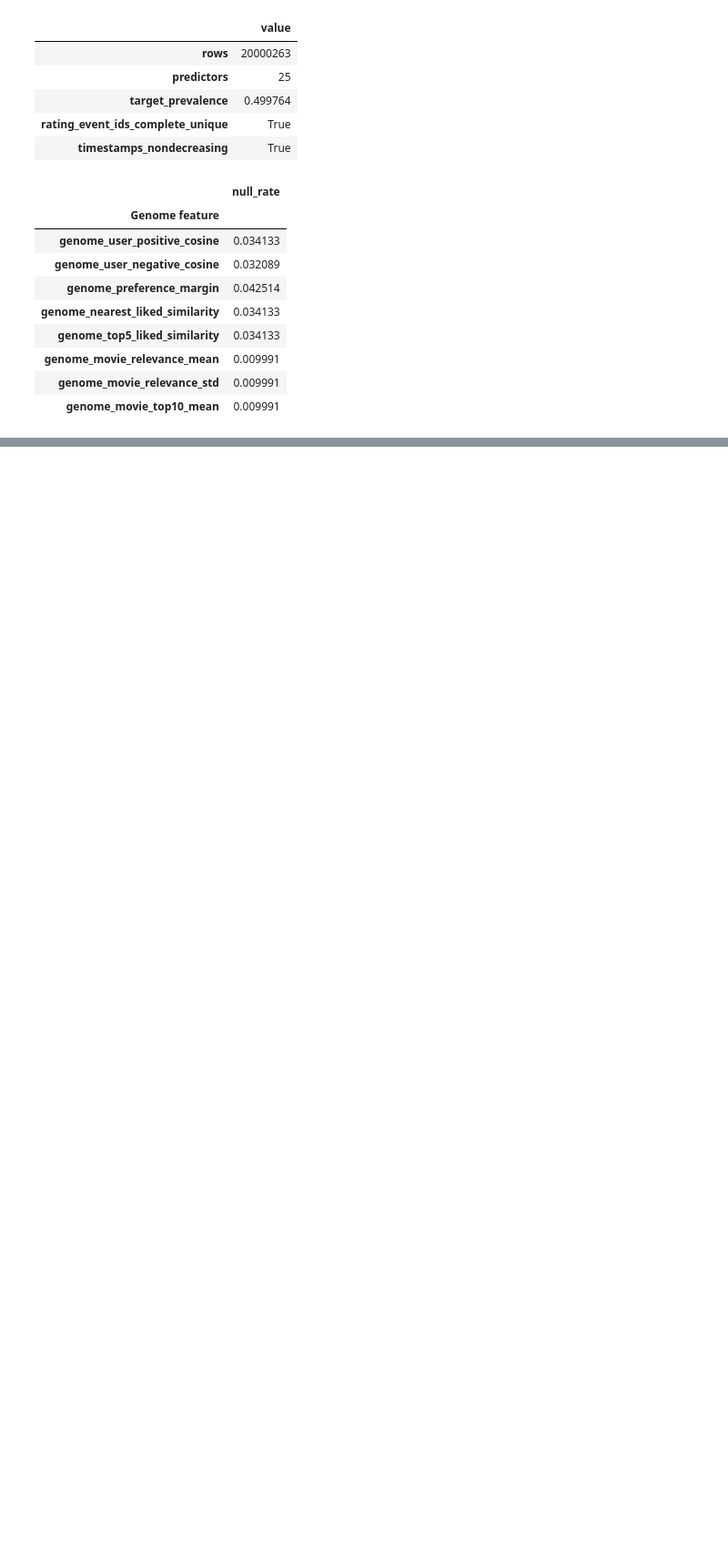
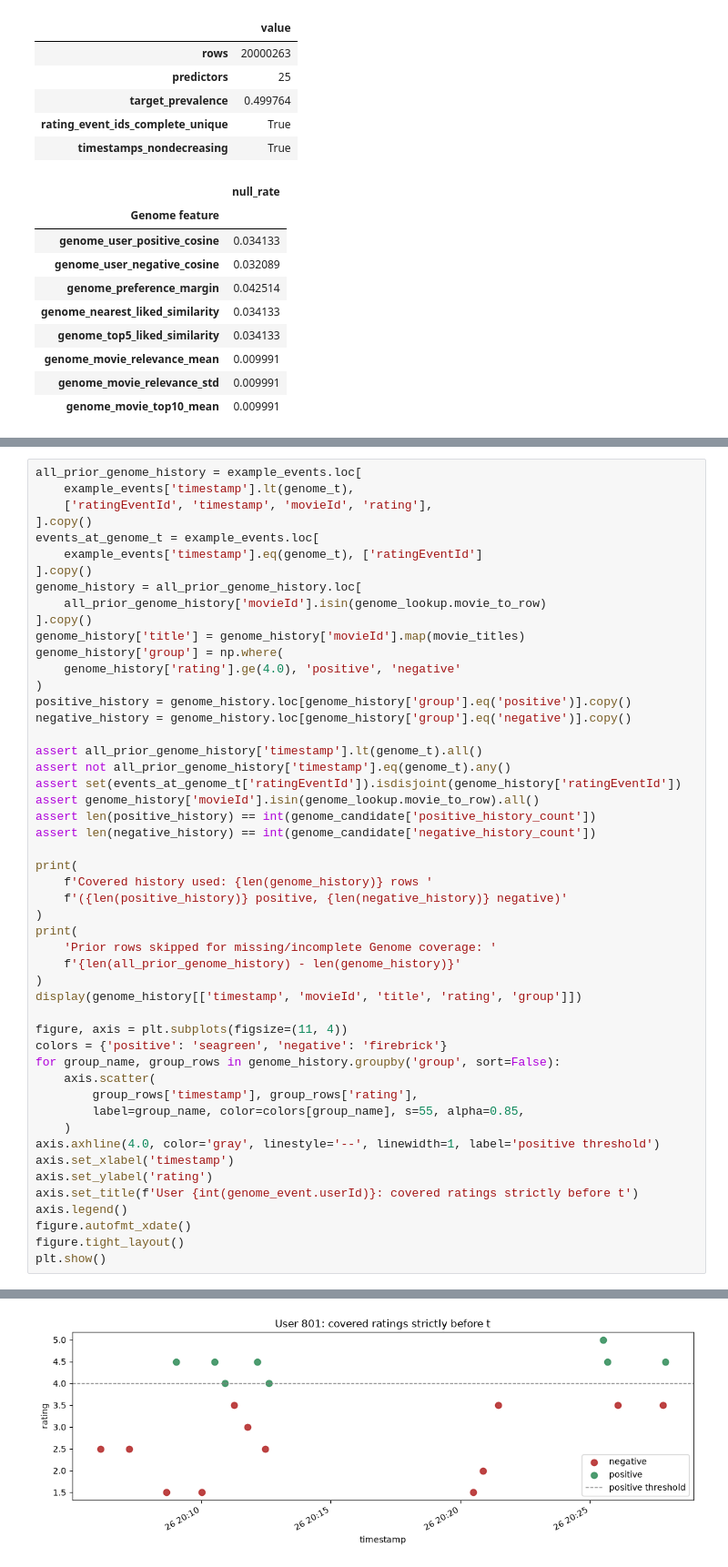
Before and after one commit to 4ngelGtz/movie_rating_predictor, a Jupyter notebook: notebooks/model/genome_prd_v1/01_training_dataset.ipynb, the cells around one changed output, grey strips where cells are left out. Shown at 91% size. Saved outputs shown, nothing was run; the diff lists cells and outputs as text; blank space fills up the shorter version.

```diff
--- a/notebooks/model/genome_prd_v1/01_training_dataset.ipynb
+++ b/notebooks/model/genome_prd_v1/01_training_dataset.ipynb
@@ -77,0 +535,51 @@ assert set(validation['genome_null_rates']) == set(GENOME_FEATURE_COLUMNS)
+# %%
+all_prior_genome_history = example_events.loc[
+    example_events['timestamp'].lt(genome_t),
+    ['ratingEventId', 'timestamp', 'movieId', 'rating'],
+].copy()
+events_at_genome_t = example_events.loc[
+    example_events['timestamp'].eq(genome_t), ['ratingEventId']
+].copy()
+genome_history = all_prior_genome_history.loc[
+    all_prior_genome_history['movieId'].isin(genome_lookup.movie_to_row)
+].copy()
+genome_history['title'] = genome_history['movieId'].map(movie_titles)
+genome_history['group'] = np.where(
+    genome_history['rating'].ge(4.0), 'positive', 'negative'
+)
+positive_history = genome_history.loc[genome_history['group'].eq('positive')].copy()
+negative_history = genome_history.loc[genome_history['group'].eq('negative')].copy()
+
+assert all_prior_genome_history['timestamp'].lt(genome_t).all()
+assert not all_prior_genome_history['timestamp'].eq(genome_t).any()
+assert set(events_at_genome_t['ratingEventId']).isdisjoint(genome_history['ratingEventId'])
+assert genome_history['movieId'].isin(genome_lookup.movie_to_row).all()
+assert len(positive_history) == int(genome_candidate['positive_history_count'])
+assert len(negative_history) == int(genome_candidate['negative_history_count'])
+
+print(
+    f'Covered history used: {len(genome_history)} rows '
+    f'({len(positive_history)} positive, {len(negative_history)} negative)'
+)
+print(
+    'Prior rows skipped for missing/incomplete Genome coverage: '
+    f'{len(all_prior_genome_history) - len(genome_history)}'
+)
+display(genome_history[['timestamp', 'movieId', 'title', 'rating', 'group']])
+
+figure, axis = plt.subplots(figsize=(11, 4))
+colors = {'positive': 'seagreen', 'negative': 'firebrick'}
+for group_name, group_rows in genome_history.groupby('group', sort=False):
+    axis.scatter(
+        group_rows['timestamp'], group_rows['rating'],
+        label=group_name, color=colors[group_name], s=55, alpha=0.85,
+    )
+axis.axhline(4.0, color='gray', linestyle='--', linewidth=1, label='positive threshold')
+axis.set_xlabel('timestamp')
+axis.set_ylabel('rating')
+axis.set_title(f'User {int(genome_event.userId)}: covered ratings strictly before t')
+axis.legend()
+figure.autofmt_xdate()
+figure.tight_layout()
+plt.show()
+# %% [output]
@@ -77,0 +605 @@ assert set(validation['genome_null_rates']) == set(GENOME_FEATURE_COLUMNS)
+[figure, added]
```
Also changed, not shown: parts of 32 cells of this notebook, 2 other files.
